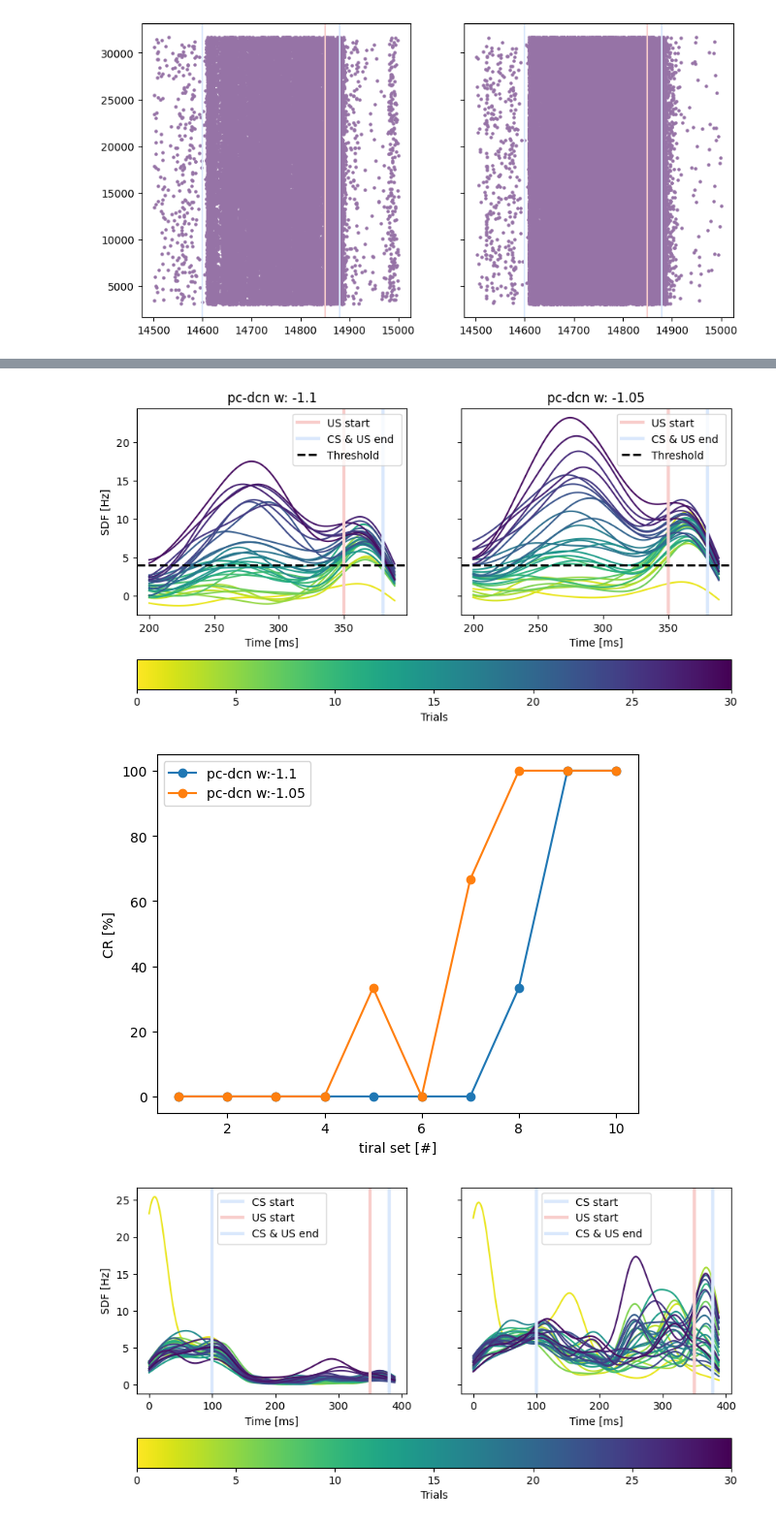
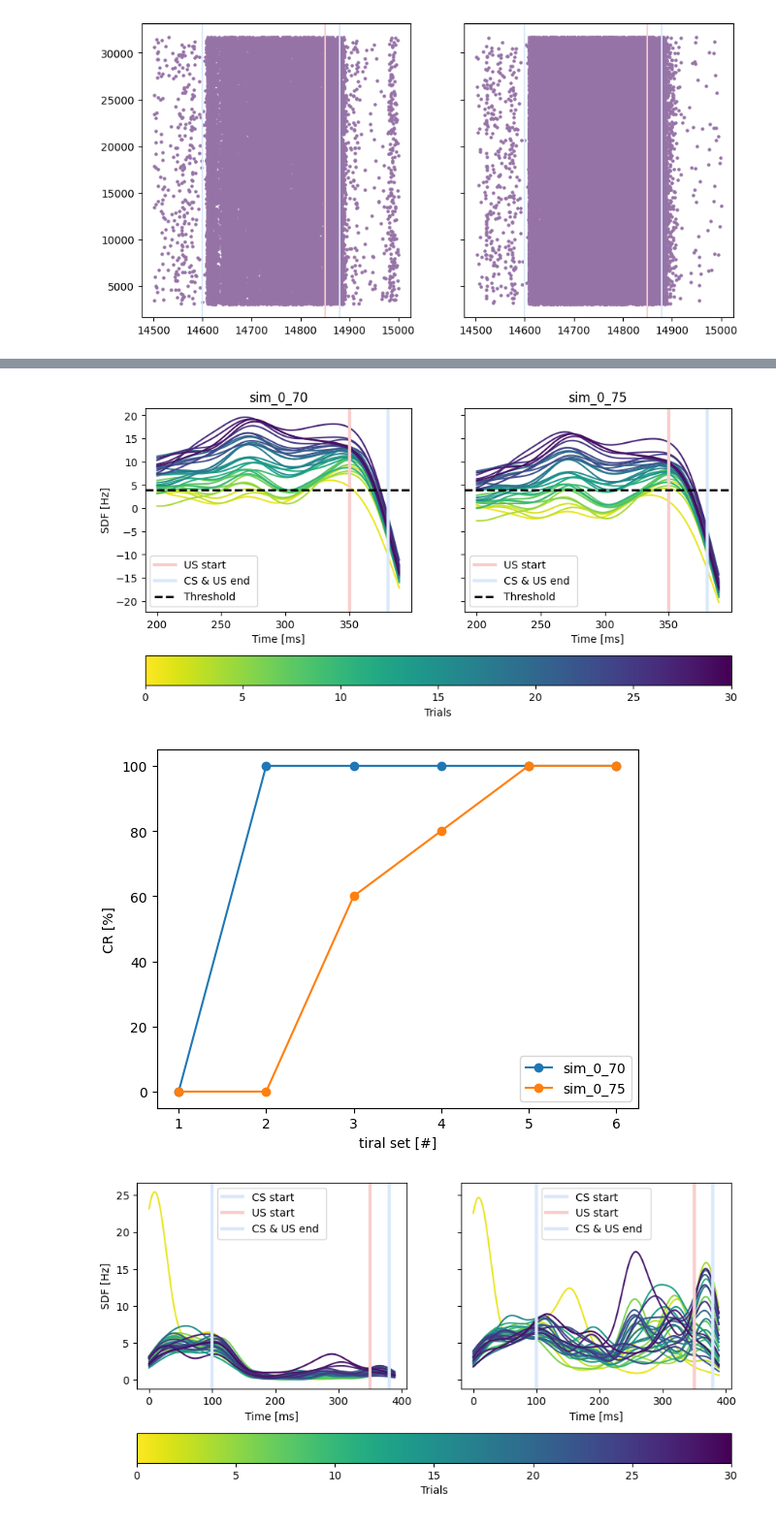
Before and after one commit to alessandratrapani/NODS, a Jupyter notebook: grid_search_Aplus_Aminus/grc_raster.ipynb, the cells around one changed output, grey strips where cells are left out. Shown at 97% size. Drawn from its saved outputs; the diff is of its cells as text; code cells hidden in the pictures.

```diff
--- a/grid_search_Aplus_Aminus/grc_raster.ipynb
+++ b/grid_search_Aplus_Aminus/grc_raster.ipynb
@@ -202,9 +252,10 @@ plt.show()
 # %%
-rooth_path = f"/home/csartor1/code/NODS/results/dcn/"
+root_path = f"/home/csartor1/code/NODS/results/dcn/wo_NO/0Hz/"
 cell = "dcn_spikes"
-
-results_path = rooth_path + "/wo_NO/0Hz/sim_1_1_0/"
-results_path_mf = rooth_path + "/wo_NO/0Hz/sim_1_05_0/"
+cond = "sim_0_75_0/"
+cond_1 = "sim_0_70_0/"
+results_path = root_path + cond
+results_path_mf = root_path + cond_1
 spk = get_spike_activity(cell_name=cell, path=results_path)
 spk_mf = get_spike_activity(cell_name=cell, path=results_path_mf)
 sdf_mean_cell = []
@@ -284,6 +336,6 @@ plt.show()
 # %%
-trial_chunk = 10
-n_trials_chunck = 3
+trial_chunk = 6
+n_trials_chunck = 5
 cr_perc = []
 cr_perc_mf = []
 
@@ -309,8 +361,8 @@ for i in range(trial_chunk):
 
 
 plt.figure()
-plt.plot(range(1,trial_chunk+1),cr_perc,'o-', label='pc-dcn w:-1.1')
-plt.plot(range(1,trial_chunk+1),cr_perc_mf, 'o-',label='pc-dcn w:-1.05')
+plt.plot(range(1,trial_chunk+1),cr_perc,'o-', label= cond)
+plt.plot(range(1,trial_chunk+1),cr_perc_mf, 'o-',label= cond_1)
 plt.ylabel("CR [%]")
 plt.xlabel("tiral set [#]")
 plt.legend()
@@ -320,11 +372,13 @@ plt.show()
 # %%
-rooth_path = f"/home/csartor1/code/NODS/results/dcn/"
+root_path = f"/home/csartor1/code/NODS/results/dcn/wo_NO/0Hz/"
 cell = "dcn_spikes"
 
-results_path = rooth_path + "/wo_NO/0Hz/"
-results_path_mf = rooth_path + "/wo_NO/0Hz/"
-spk = get_spike_activity(cell_name=cell, path=results_path)
-spk_mf = get_spike_activity(cell_name=cell, path=results_path_mf)
+cond = "sim_0_70"
+cond_1 = "sim_0_75"
+results_path = root_path + cond
+results_path_mf = root_path + cond_1
+#spk = get_spike_activity(cell_name=cell, path=results_path)
+#spk_mf = get_spike_activity(cell_name=cell, path=results_path_mf)
 sdf_mean_cell_glut = []
 sdf_mean_cell_gaba = []
 sdf_mean_sim_glut = []
@@ -334,8 +388,8 @@ cr_window = 300 - t_bs
 thr = 4
 # %%
 for i in range(5):
-    sim_path_glut = f"{results_path}/sim_1_1_{i}/"
-    sim_path_gaba = f"{results_path}/sim_1_05_{i}/"
+    sim_path_glut = f"{results_path}_{i}/"
+    sim_path_gaba = f"{results_path_mf}_{i}/"
     spk_glut = get_spike_activity(cell_name=cell, path=sim_path_glut)
     spk_gaba = get_spike_activity(cell_name=cell, path=sim_path_gaba)
     step = 5
@@ -380,39 +434,39 @@ for trial in range(n_trials):
 axs_sdf[0].axvline(
     US_start_first - between_start, label="US start", linewidth=3, c=US_color
 )
 axs_sdf[0].axvline(
     CS_start_first + CS_burst_dur, label="CS & US end ", linewidth=3, c=CS_color
 )
 #axs_sdf[1].axvline(CS_start_first, label="CS start", linewidth=3, c=CS_color)
 axs_sdf[1].axvline(
     US_start_first - between_start, label="US start", linewidth=3, c=US_color
 )
 axs_sdf[1].axvline(
     CS_start_first + CS_burst_dur, label="CS & US end ", linewidth=3, c=CS_color
 )
 axs_sdf[0].axhline(
     thr, linewidth=2, c='black', linestyle='--', label = "Threshold"
 )
 axs_sdf[1].axhline(
     thr, linewidth=2, c='black', linestyle='--', label = "Threshold"
 )
 axs_sdf[0].set_ylabel("SDF [Hz]")
 axs_sdf[0].set_xlabel("Time [ms]")
 axs_sdf[1].set_xlabel("Time [ms]")
-axs_sdf[0].set_title("pc-dcn w: -1.1")
-axs_sdf[1].set_title("pc-dcn w: -1.05")
+axs_sdf[0].set_title(cond)
+axs_sdf[1].set_title(cond_1)
 axs_sdf[0].legend()
 axs_sdf[1].legend()
 cbar = plt.colorbar(sm, ax=axs_sdf.ravel().tolist(), orientation='horizontal')
 cbar.set_label('Trials')
 
 
 plt.show()
 # %% [output]
-[figure, old version]
+[figure, new version]
 # %%
-trial_chunk = 10
-n_trials_chunck = 3
+trial_chunk = 6
+n_trials_chunck = 5
 cr_perc_glut = []
 cr_perc_gaba = []
 
@@ -438,14 +492,14 @@ for i in range(trial_chunk):
 
 
 plt.figure()
-plt.plot(range(1,trial_chunk+1),cr_perc_glut,'o-', label='pc-dcn w:-1.1')
-plt.plot(range(1,trial_chunk+1),cr_perc_gaba, 'o-',label='pc-dcn w:-1.05')
+plt.plot(range(1,trial_chunk+1),cr_perc_glut,'o-', label=cond)
+plt.plot(range(1,trial_chunk+1),cr_perc_gaba, 'o-',label=cond_1)
 plt.ylabel("CR [%]")
 plt.xlabel("tiral set [#]")
 plt.legend()
 plt.show()
 # %% [output]
-[figure, old version]
+[figure, new version]
 # %%
 rooth_path = f"/home/csartor1/code/NODS/results/dcn/"
 cell = "dcn_spikes"
```
Also changed, not shown: parts of 5 cells of this notebook, 9 other files.
